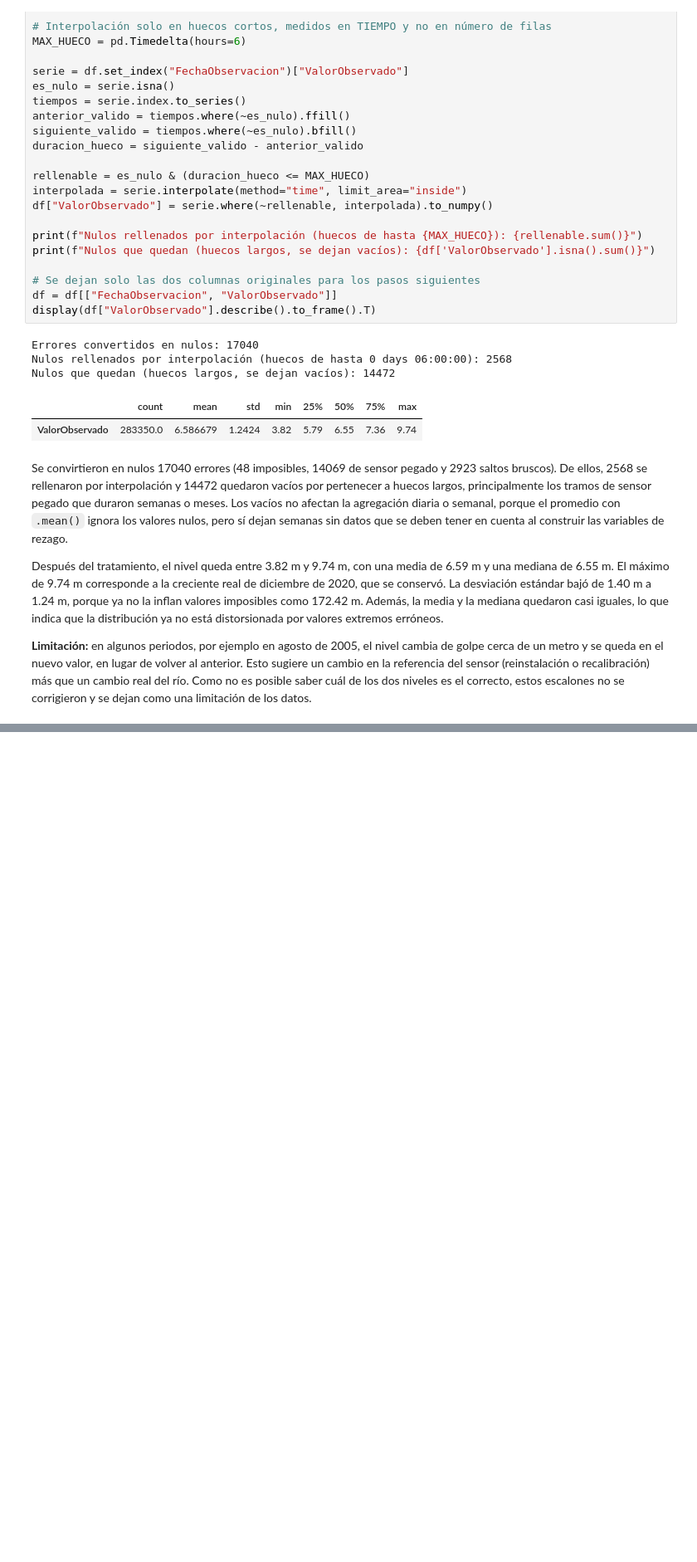
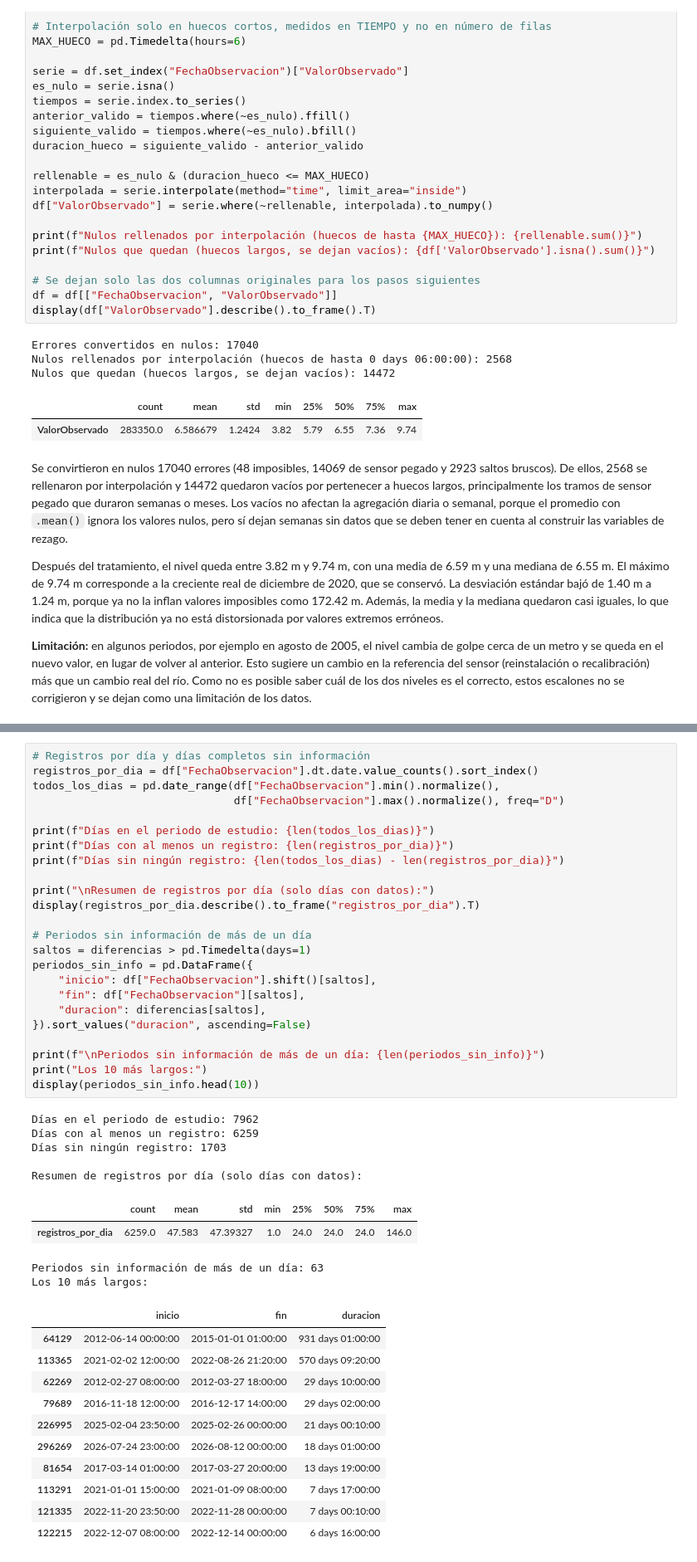
Before and after one commit to AlfonsoMSDL/Proyecto-Aprendizaje-Supervizado-IA, a Jupyter notebook: PromedioNivelMax.ipynb, the cells around one changed output, grey strips where cells are left out. Shown at 83% size. Cells and saved outputs as stored; diff of their text form; blank space fills up the shorter version.

```diff
--- a/PromedioNivelMax.ipynb
+++ b/PromedioNivelMax.ipynb
@@ -853,0 +791,45 @@ La línea azul oscura (promedio semanal) filtra eficazmente el ruido telemático
+# %%
+# Registros por día y días completos sin información
+registros_por_dia = df["FechaObservacion"].dt.date.value_counts().sort_index()
+todos_los_dias = pd.date_range(df["FechaObservacion"].min().normalize(),
+                               df["FechaObservacion"].max().normalize(), freq="D")
+
+print(f"Días en el periodo de estudio: {len(todos_los_dias)}")
+print(f"Días con al menos un registro: {len(registros_por_dia)}")
+print(f"Días sin ningún registro: {len(todos_los_dias) - len(registros_por_dia)}")
+
+print("\nResumen de registros por día (solo días con datos):")
+display(registros_por_dia.describe().to_frame("registros_por_dia").T)
+
+# Periodos sin información de más de un día
+saltos = diferencias > pd.Timedelta(days=1)
+periodos_sin_info = pd.DataFrame({
+    "inicio": df["FechaObservacion"].shift()[saltos],
+    "fin": df["FechaObservacion"][saltos],
+    "duracion": diferencias[saltos],
+}).sort_values("duracion", ascending=False)
+
+print(f"\nPeriodos sin información de más de un día: {len(periodos_sin_info)}")
+print("Los 10 más largos:")
+display(periodos_sin_info.head(10))
+# %% [output]
+Días en el periodo de estudio: 7962
+Días con al menos un registro: 6259
+Días sin ningún registro: 1703
+
+Resumen de registros por día (solo días con datos):
+|  | count | mean | std | min | 25% | 50% | 75% | max |
+| registros_por_dia | 6259.0 | 47.583 | 47.39327 | 1.0 | 24.0 | 24.0 | 24.0 | 146.0 |
+Periodos sin información de más de un día: 63
+Los 10 más largos:
+|  | inicio | fin | duracion |
+| 64129 | 2012-06-14 00:00:00 | 2015-01-01 01:00:00 | 931 days 01:00:00 |
+| 113365 | 2021-02-02 12:00:00 | 2022-08-26 21:20:00 | 570 days 09:20:00 |
+| 62269 | 2012-02-27 08:00:00 | 2012-03-27 18:00:00 | 29 days 10:00:00 |
+| 79689 | 2016-11-18 12:00:00 | 2016-12-17 14:00:00 | 29 days 02:00:00 |
+| 226995 | 2025-02-04 23:50:00 | 2025-02-26 00:00:00 | 21 days 00:10:00 |
+| 296269 | 2026-07-24 23:00:00 | 2026-08-12 00:00:00 | 18 days 01:00:00 |
+| 81654 | 2017-03-14 01:00:00 | 2017-03-27 20:00:00 | 13 days 19:00:00 |
+| 113291 | 2021-01-01 15:00:00 | 2021-01-09 08:00:00 | 7 days 17:00:00 |
+| 121335 | 2022-11-20 23:50:00 | 2022-11-28 00:00:00 | 7 days 00:10:00 |
+| 122215 | 2022-12-07 08:00:00 | 2022-12-14 00:00:00 | 6 days 16:00:00 |
```
Also changed, not shown: parts of 22 cells of this notebook.
